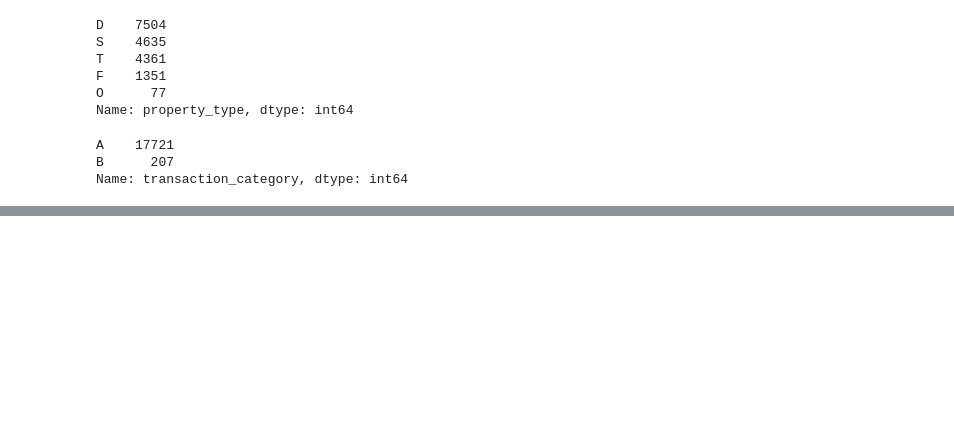
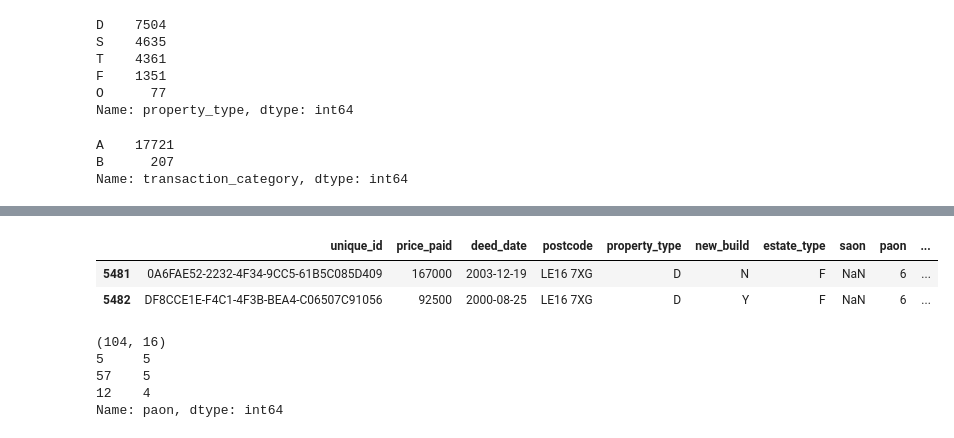
Before and after one commit to robertmuil/propertyy, a Jupyter notebook: explore_ppd.ipynb, the cells around one changed output, grey strips where cells are left out. Cells and saved outputs as stored; diff of their text form; code cells hidden in the pictures; blank space fills up the shorter version.

```diff
--- a/explore_ppd.ipynb
+++ b/explore_ppd.ipynb
@@ -66,0 +51,16 @@ ppd_woodreach.plot.line(y='price_paid',x='deed_date', marker='x')
+# %%
+ppd_LE16[(ppd_LE16.paon=='6')&(ppd_LE16.street.str.lower().str.startswith('woodbreach'))]
+# %% [output]
+|  | unique_id | price_paid | deed_date | postcode | property_type | new_build | estate_type | saon | paon | ... |
+| 5481 | 0A6FAE52-2232-4F34-9CC5-61B5C085D409 | 167000 | 2003-12-19 | LE16 7XG | D | N | F | NaN | 6 | ... |
+| 5482 | DF8CCE1E-F4C1-4F3B-BEA4-C06507C91056 | 92500 | 2000-08-25 | LE16 7XG | D | Y | F | NaN | 6 | ... |
+# %%
+ppd_woodbreach = ppd_LE16[ppd_LE16.street.fillna('-').str.lower().str.startswith('woodbreach')]
+print(ppd_woodbreach.shape)
+print(ppd_woodbreach['paon'].value_counts()[0:3])
+# %% [output]
+(104, 16)
+5     5
+57    5
+12    4
+Name: paon, dtype: int64
```
Also changed, not shown: parts of 8 cells of this notebook, 1 other file.
